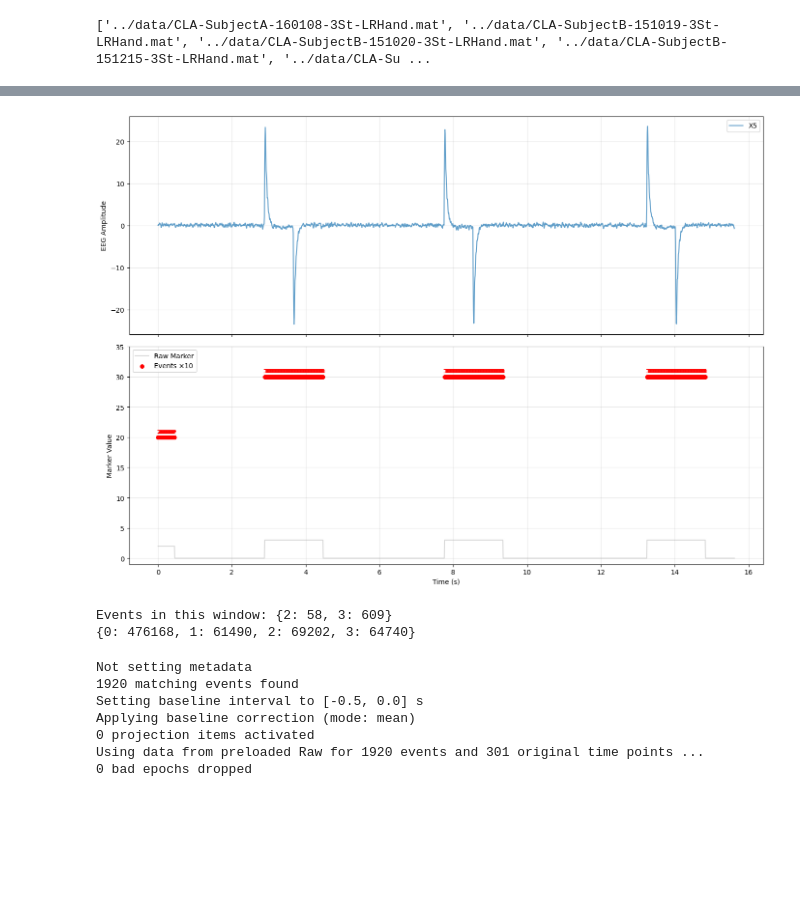
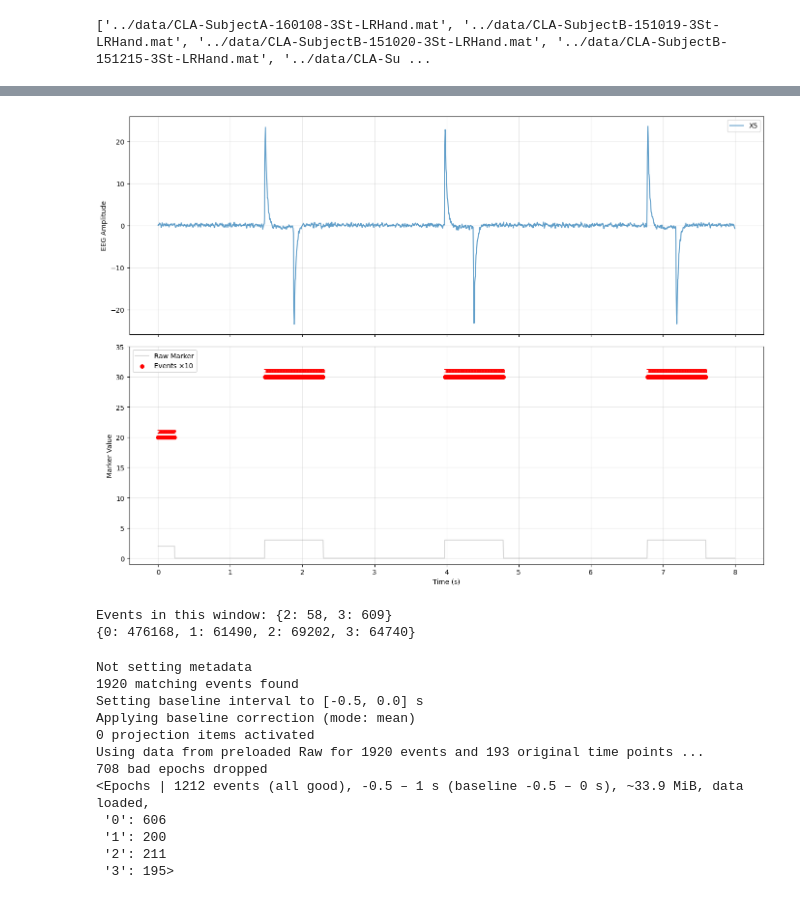
Before and after one commit to eZWALT/ML4HD-Machine-Learning-for-Human-Data, a Jupyter notebook: PROJECT/src/playing_around.ipynb, the cells around one changed output, grey strips where cells are left out. Saved outputs shown, nothing was run; the diff lists cells and outputs as text; code cells hidden in the pictures; blank space fills up the shorter version.

```diff
--- a/PROJECT/src/playing_around.ipynb
+++ b/PROJECT/src/playing_around.ipynb
@@ -81,28 +71,38 @@ Plotting power spectral density (dB=True).
 # %%
-u.plot_eeg_signals_with_events(data, first_sample=50000, window_size=2000, freq=128, channels=[ "X5" ,"marker"])
+u.plot_eeg_signals_with_events(data, first_sample=50000, window_size=2000, freq=250, channels=[ "X5" ,"marker"])
 # Count all unique values
 unique_values, counts = np.unique(data["marker"], return_counts=True)
 print(dict(zip(unique_values, counts)))
 # %% [output]
-[figure, old version]
+[figure, new version]
 Events in this window: {2: 58, 3: 609}
 {0: 476168, 1: 61490, 2: 69202, 3: 64740}
 # %%
 events = u.find_events_from_marker(data["marker"])
 epochs = mne.Epochs(
-        raw=raw,  # You might need to create a Raw object first
+        raw=raw,
         events=events,
         tmin= -0.5,  # Start before event
         tmax= +1,      # End after event
         baseline=(None, 0),       # Baseline correction
         preload=True
     )
-df = u.epochs_to_polars(epochs)
+
+LENGTH=len(epochs)
+#epochs = p.augment_epochs(epochs, 250, ratio=2.0)
+#epochs = p.preprocess_eeg(epochs)
+print(epochs)
+#df = u.epochs_to_polars(epochs)
 # %% [output]
 Not setting metadata
 1920 matching events found
 Setting baseline interval to [-0.5, 0.0] s
 Applying baseline correction (mode: mean)
 0 projection items activated
-Using data from preloaded Raw for 1920 events and 301 original time points ...
-0 bad epochs dropped
+Using data from preloaded Raw for 1920 events and 193 original time points ...
+708 bad epochs dropped
+<Epochs | 1212 events (all good), -0.5 – 1 s (baseline -0.5 – 0 s), ~33.9 MiB, data loaded,
+ '0': 606
+ '1': 200
+ '2': 211
+ '3': 195>
```
Also changed, not shown: parts of 19 cells of this notebook, 2 other files.
